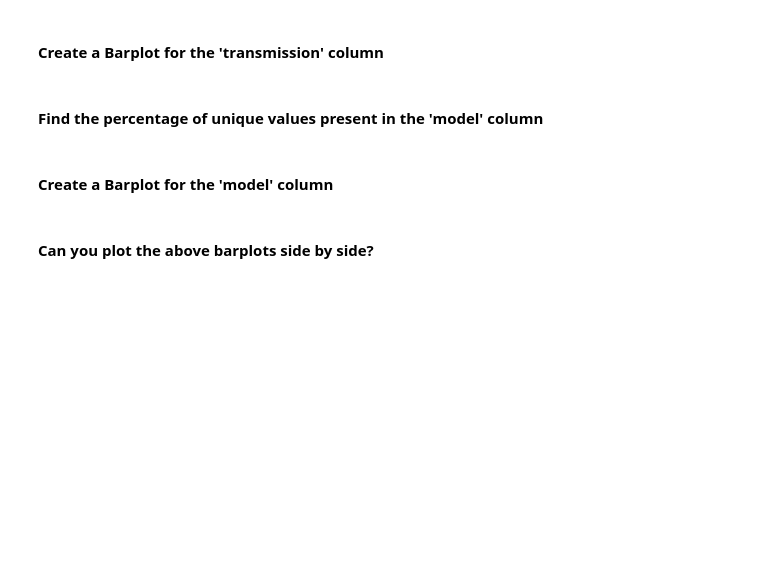
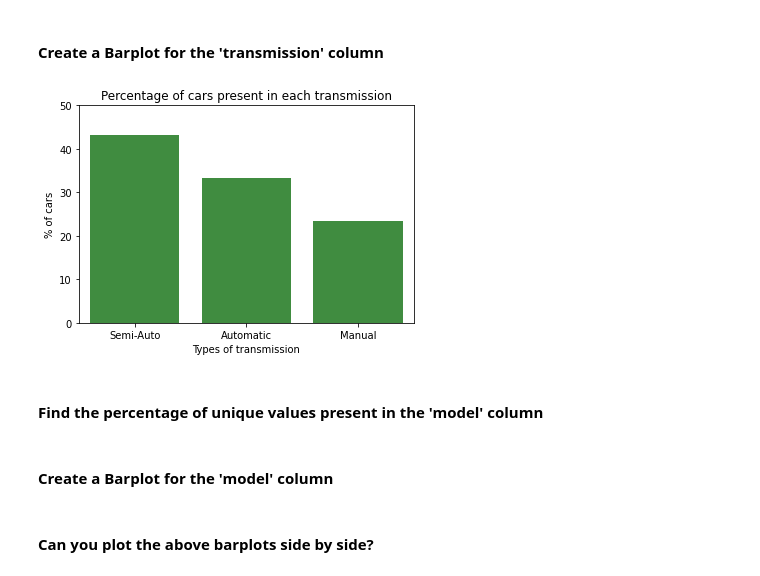
Before and after one commit to SKawsar/Data-Visualization-with-Python, a Jupyter notebook: Lecture_3.ipynb, the cells around one changed output. Cells and saved outputs as stored; diff of their text form; code cells hidden in the pictures; blank space fills up the shorter version.

```diff
--- a/Lecture_3.ipynb
+++ b/Lecture_3.ipynb
@@ -59,5 +278,23 @@ Instructor:
 # %% [markdown]
 #### Create a Barplot for the 'transmission' column
+# %%
+sns.barplot(x="transmission",
+            y="% of cars",
+            data=df_transmission,
+            color="g",
+            alpha=0.8)
+
+plt.xlabel("Types of transmission")
+plt.ylabel("% of cars")
+plt.title("Percentage of cars present in each transmission")
+
+plt.yticks(np.arange(0,51,10))
+
+# integer
+
+plt.show()
+# %% [output]
+[figure, added]
 # %% [markdown]
 #### Find the percentage of unique values present in the 'model' column
 # %% [markdown]
```
Also changed, not shown: parts of 15 cells of this notebook.
